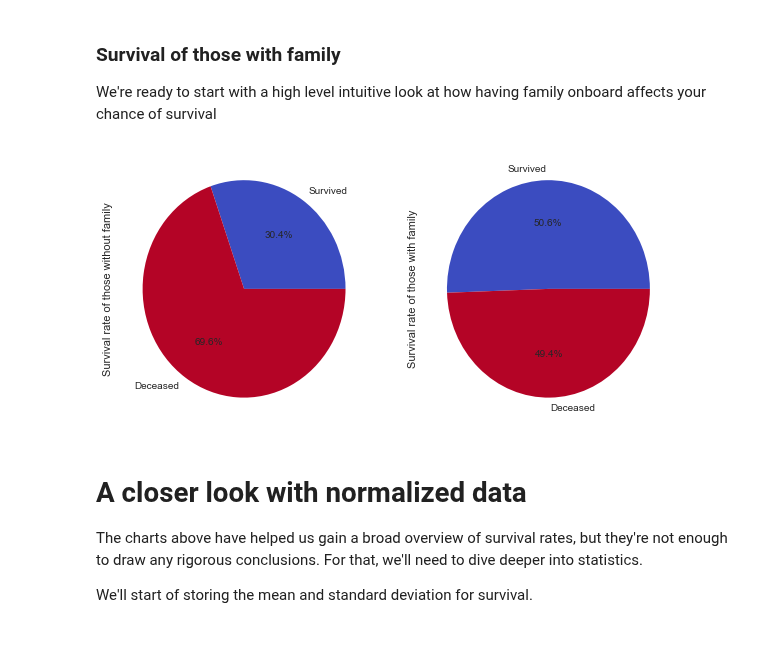
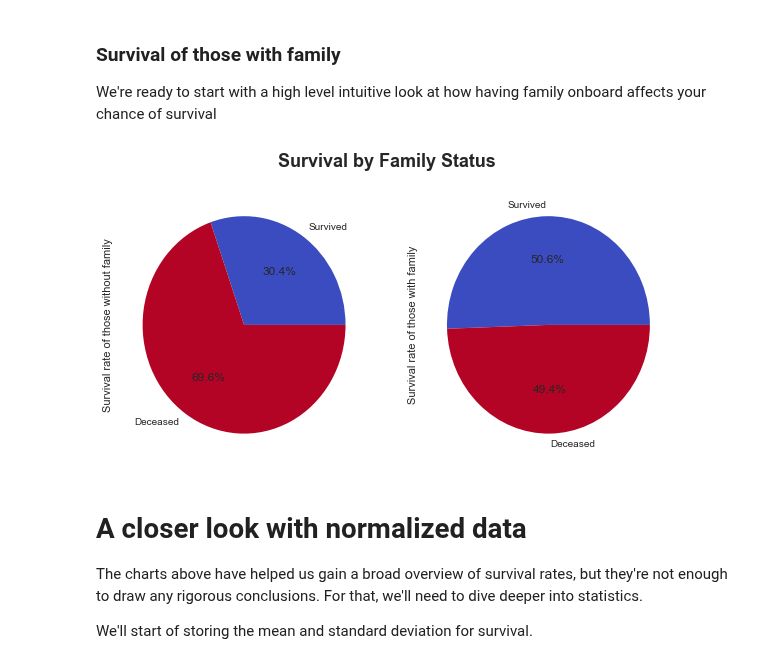
Before and after one commit to kylemeenehan/titanic-data, a Jupyter notebook: Titanic Project.ipynb, the cells around one changed output. Cells and saved outputs as stored; diff of their text form; code cells hidden in the pictures.

```diff
--- a/Titanic Project.ipynb
+++ b/Titanic Project.ipynb
@@ -158,18 +160,19 @@ We're ready to start with a high level intuitive look at how having family onboa
 # %%
 has_family_survived = survived[survived.has_family]
 has_family_not_survived = deceased[deceased.has_family]
 
 no_family_survived = survived[survived.has_family == False]
 no_family_deceased = deceased[deceased.has_family == False]
 
 fig, axes = plt.subplots(nrows=1, ncols=2)
 ax0, ax1 = axes.flatten()
 
+fig.suptitle('Survival by Family Status', fontsize=18, fontweight='bold')
+
 plot_survival_pie_by_len(no_family_survived,no_family_deceased,'Survival rate of those without family', ax0,2)
-
 plot_survival_pie_by_len(has_family_survived,has_family_not_survived,'Survival rate of those with family', ax1,2)
 # %% [output]
-[figure, old version]
+[figure, new version]
 # %% [markdown]
 # A closer look with normalized data
 
```
Also changed, not shown: parts of 12 cells of this notebook.
